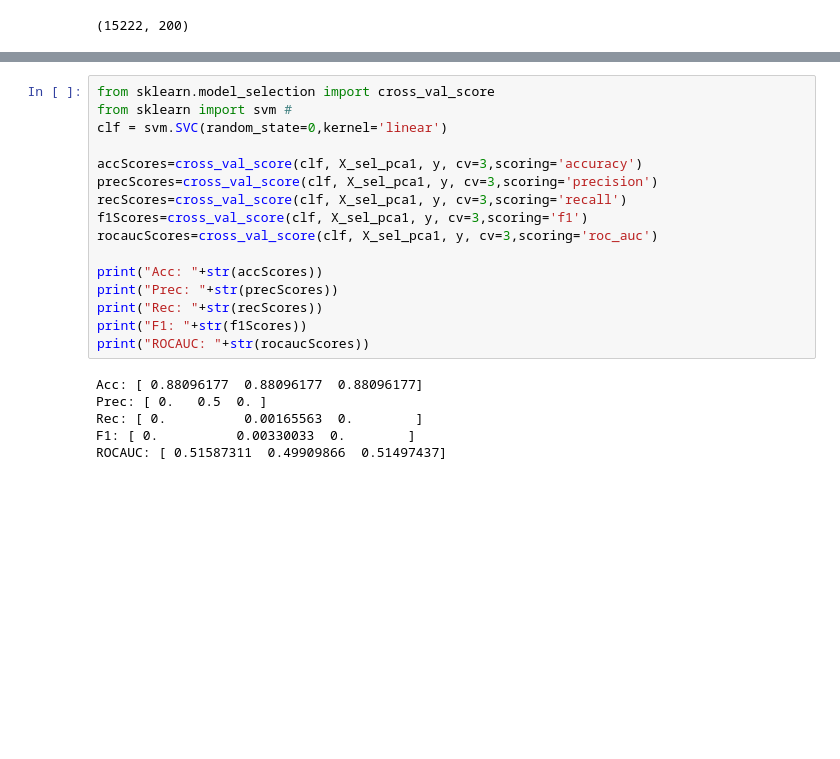
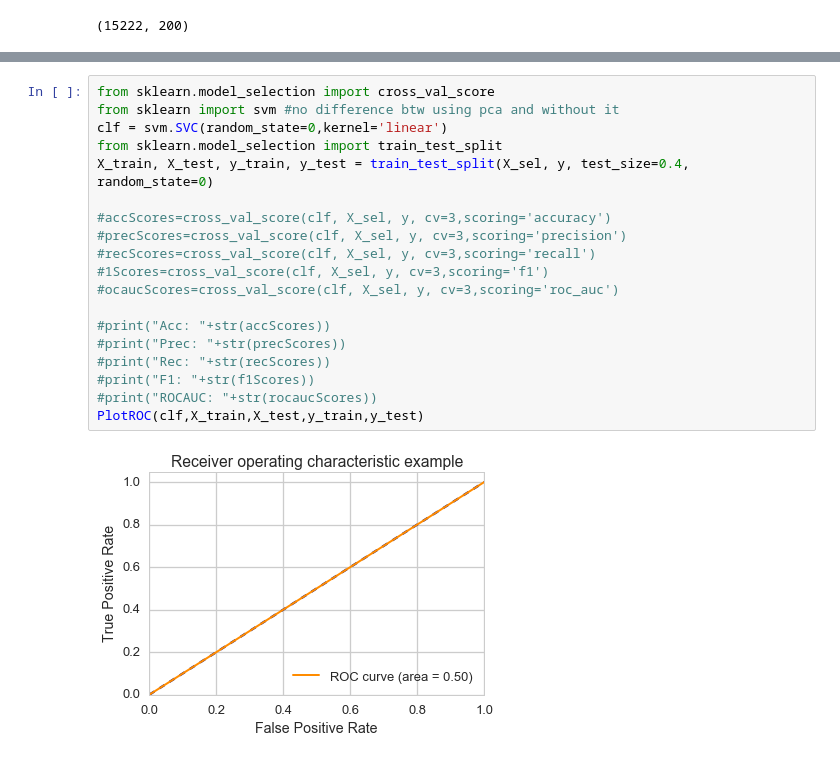
Before and after one commit to XuMuK1/IntroDS_HW, a Jupyter notebook: FinalProject/ServiceNotebook.ipynb, the cells around one changed output, grey strips where cells are left out. Drawn from its saved outputs; the diff is of its cells as text; blank space fills up the shorter version.

```diff
--- a/FinalProject/ServiceNotebook.ipynb
+++ b/FinalProject/ServiceNotebook.ipynb
@@ -219,22 +260,21 @@ ROCAUC: [ 0.53779368  0.49886095  0.53177311  0.51558786  0.47980191  0.50890941
 # %%
 from sklearn.model_selection import cross_val_score
-from sklearn import svm #
+from sklearn import svm #no difference btw using pca and without it
 clf = svm.SVC(random_state=0,kernel='linear')
+from sklearn.model_selection import train_test_split
+X_train, X_test, y_train, y_test = train_test_split(X_sel, y, test_size=0.4, random_state=0)
 
-accScores=cross_val_score(clf, X_sel_pca1, y, cv=3,scoring='accuracy')
-precScores=cross_val_score(clf, X_sel_pca1, y, cv=3,scoring='precision')
-recScores=cross_val_score(clf, X_sel_pca1, y, cv=3,scoring='recall')
-f1Scores=cross_val_score(clf, X_sel_pca1, y, cv=3,scoring='f1')
-rocaucScores=cross_val_score(clf, X_sel_pca1, y, cv=3,scoring='roc_auc')
+#accScores=cross_val_score(clf, X_sel, y, cv=3,scoring='accuracy')
+#precScores=cross_val_score(clf, X_sel, y, cv=3,scoring='precision')
+#recScores=cross_val_score(clf, X_sel, y, cv=3,scoring='recall')
+#1Scores=cross_val_score(clf, X_sel, y, cv=3,scoring='f1')
+#ocaucScores=cross_val_score(clf, X_sel, y, cv=3,scoring='roc_auc')
 
-print("Acc: "+str(accScores))
-print("Prec: "+str(precScores))
-print("Rec: "+str(recScores))
-print("F1: "+str(f1Scores))
-print("ROCAUC: "+str(rocaucScores))
+#print("Acc: "+str(accScores))
+#print("Prec: "+str(precScores))
+#print("Rec: "+str(recScores))
+#print("F1: "+str(f1Scores))
+#print("ROCAUC: "+str(rocaucScores))
+PlotROC(clf,X_train,X_test,y_train,y_test)
 # %% [output]
-Acc: [ 0.88096177  0.88096177  0.88096177]
-Prec: [ 0.   0.5  0. ]
-Rec: [ 0.          0.00165563  0.        ]
-F1: [ 0.          0.00330033  0.        ]
-ROCAUC: [ 0.51587311  0.49909866  0.51497437]
+[figure, added]
```
Also changed, not shown: parts of 6 cells of this notebook.
